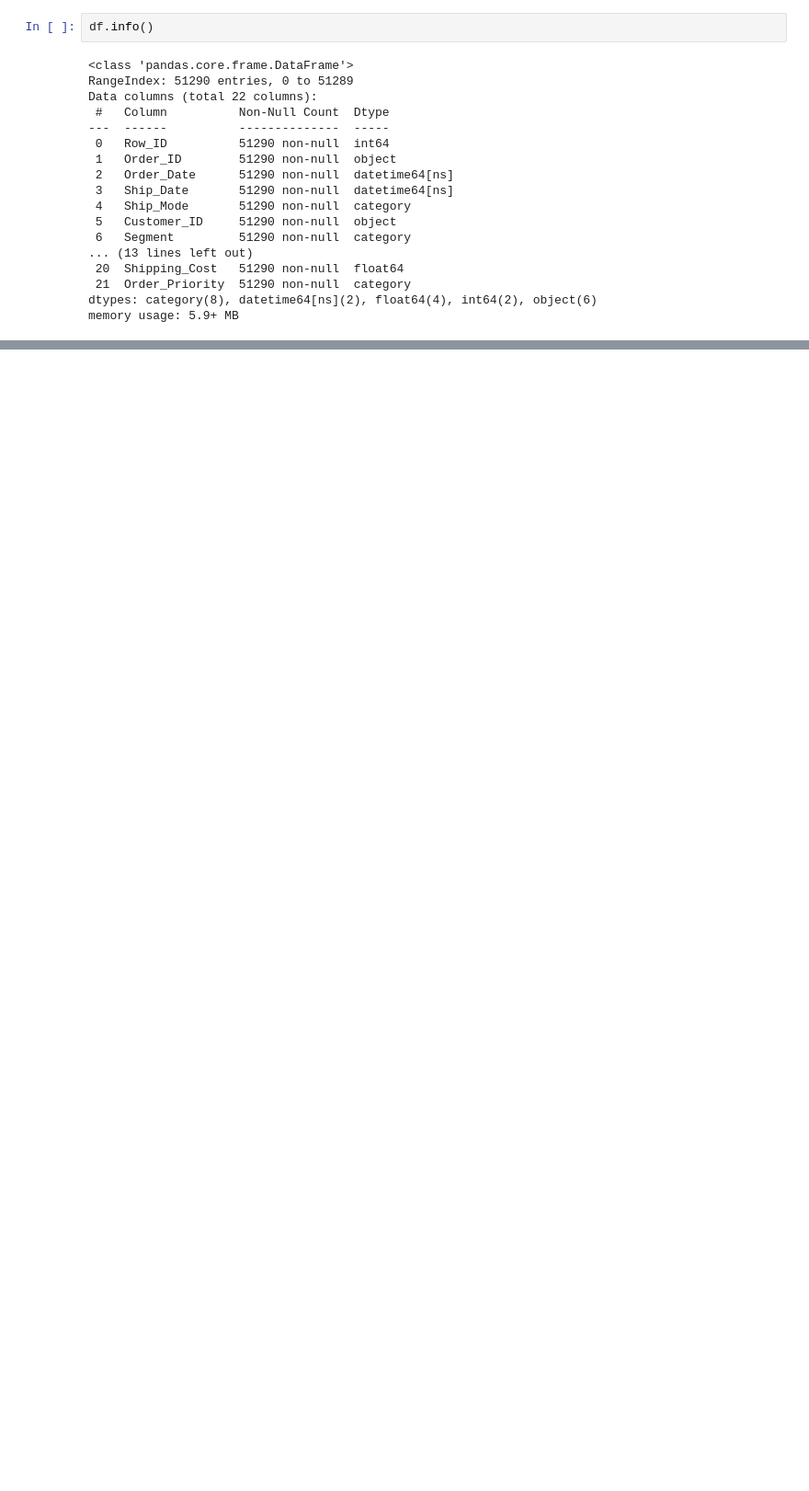
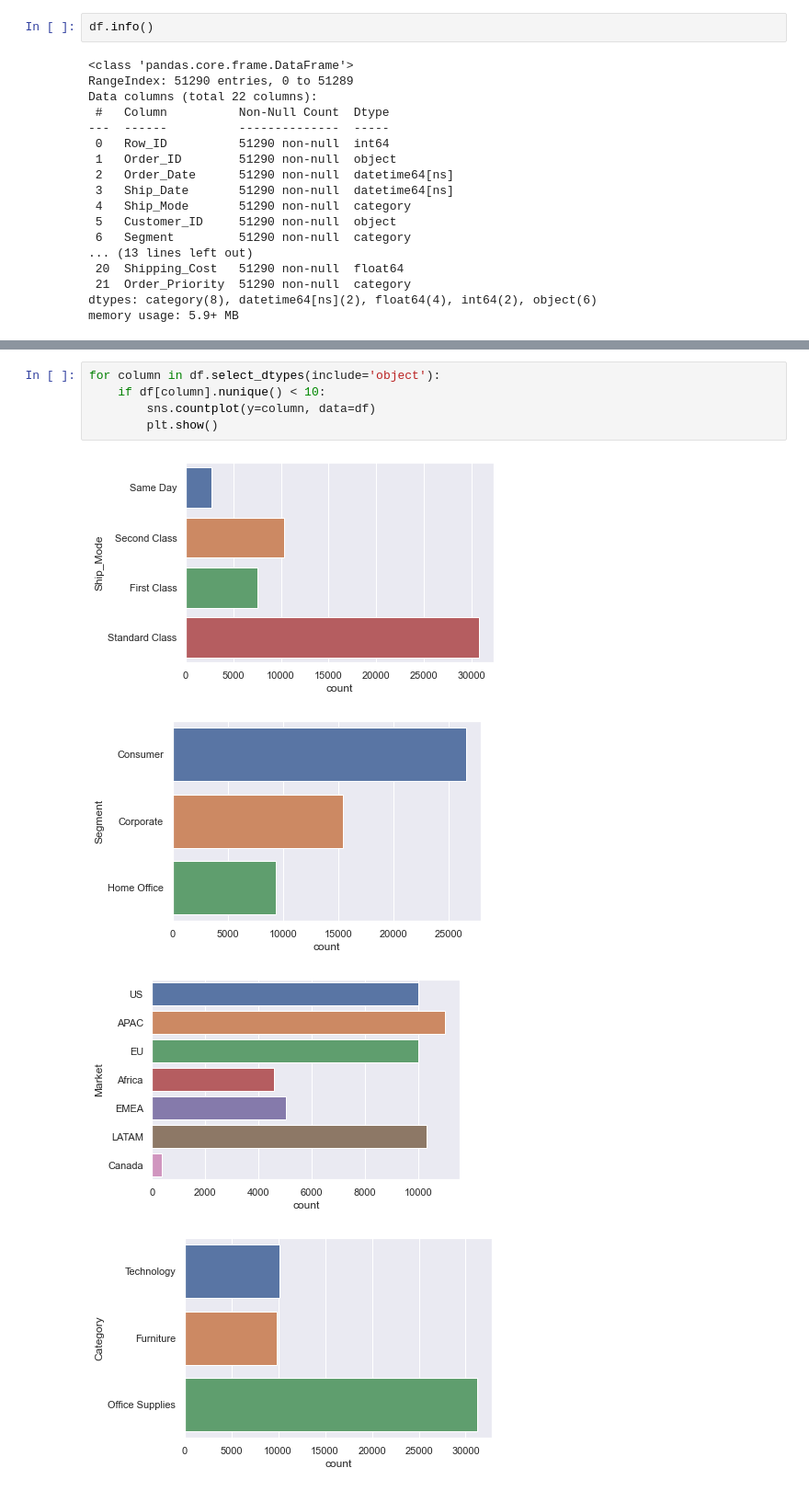
Before and after one commit to VSbr22/ADS505B-Fall22-Group-1, a Jupyter notebook: Data_preprocessing.ipynb, the cells around one changed output, grey strips where cells are left out. Shown: that part at 92% size. Saved outputs shown, nothing was run; the diff lists cells and outputs as text; blank space fills up the shorter version.

```diff
--- a/Data_preprocessing.ipynb
+++ b/Data_preprocessing.ipynb
@@ -287,0 +412,10 @@ most_profitable_country
+# %%
+for column in df.select_dtypes(include='object'):
+    if df[column].nunique() < 10:
+        sns.countplot(y=column, data=df)
+        plt.show()
+# %% [output]
+[figure, added]
+[figure, added]
+[figure, added]
+[figure, added]
```
Also changed, not shown: parts of 38 cells of this notebook.
